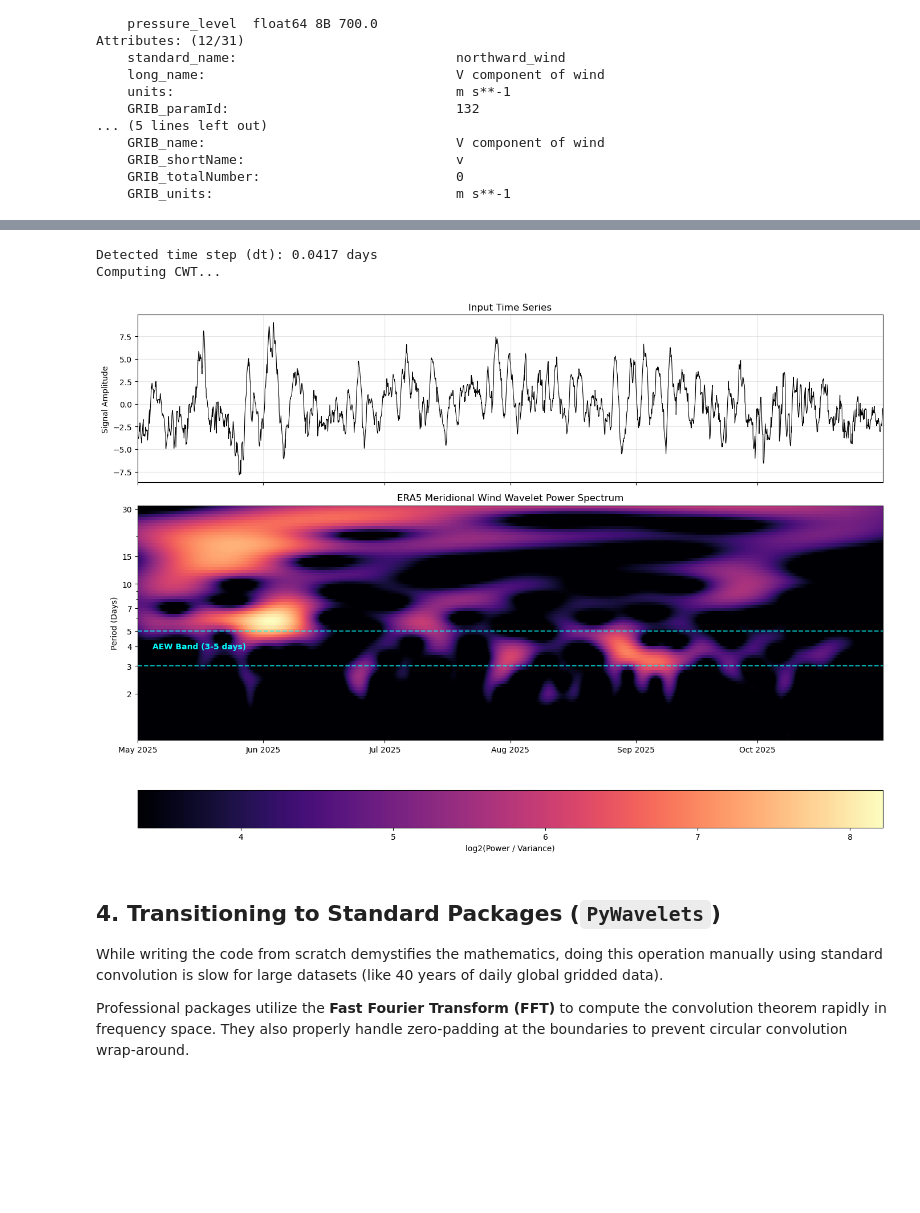
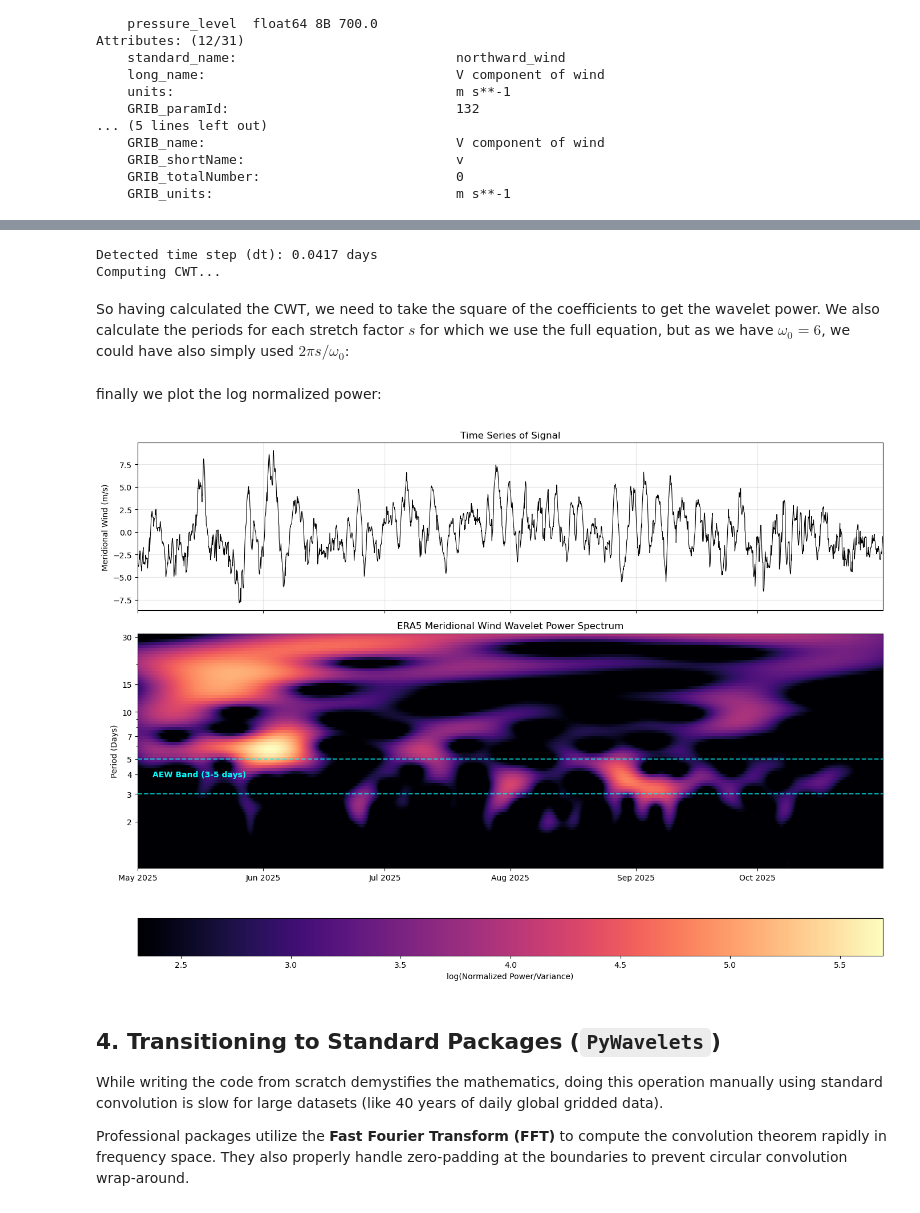
Before and after one commit to adriantompkins/climate-book, a Jupyter notebook: notebooks/part2_cda/climdata_wavelet_analysis.ipynb, the cells around one changed output, grey strips where cells are left out. Cells and saved outputs as stored; diff of their text form; code cells hidden in the pictures; blank space fills up the shorter version.

```diff
--- a/notebooks/part2_cda/climdata_wavelet_analysis.ipynb
+++ b/notebooks/part2_cda/climdata_wavelet_analysis.ipynb
@@ -593,7 +601,7 @@ import matplotlib.pyplot as plt
 import numpy as np
 
 def plot_wavelet_spectrum(time, periods, power, title="Wavelet Power Spectrum",
-                          v_signal=None, ylabel="Period (Days)"):
+                          v_signal=None, ylabel="Period (Days)",tstitle="Signal Amplitude"):
     """
     Plots a professional scalogram for atmospheric signals.
     Returns: (fig, ax_signal, ax_wavelet)
@@ -601,11 +609,11 @@ def plot_wavelet_spectrum(time, periods, power, title="Wavelet Power Spectrum",
     fig, (ax1, ax2) = plt.subplots(2, 1, figsize=(14, 10), sharex=True,
                                    gridspec_kw={'height_ratios': [1, 2]})
 
-    # 1. Top Panel: Time Series
+    # Top Panel: Time Series
     if v_signal is not None:
         ax1.plot(time, v_signal, color='black', lw=0.8)
-        ax1.set_ylabel('Signal Amplitude')
-        ax1.set_title('Input Time Series')
+        ax1.set_ylabel(tstitle)
+        ax1.set_title('Time Series of Signal')
     ax1.grid(alpha=0.3)
 
     # Safely calculate variance normalization and log if v_signal is provided
@@ -615,7 +623,7 @@ def plot_wavelet_spectrum(time, periods, power, title="Wavelet Power Spectrum",
     else:
         norm_power = power
 
-    log_power = np.log2(norm_power + 1e-5)
+    log_power = np.log(norm_power + 1e-8)
 
     # Dynamically find the real ceiling of your data
     actual_max = np.nanmax(log_power)
@@ -624,7 +632,7 @@ def plot_wavelet_spectrum(time, periods, power, title="Wavelet Power Spectrum",
     # (Adjust this number up if it's still too noisy, down if it's too dark)
     actual_min = np.nanpercentile(log_power, 50)
 
-    # 2. Bottom Panel: The Scalogram
+    # Bottom Panel: The Scalogram
     pcm = ax2.pcolormesh(time, periods, log_power,
                          shading='auto',
                          vmin=actual_min,  # dynamically set!
@@ -647,6 +655,6 @@ def plot_wavelet_spectrum(time, periods, power, title="Wavelet Power Spectrum",
     ax2.xaxis.set_major_formatter(mdates.DateFormatter('%b %Y'))
 
     # Colorbar
-    fig.colorbar(pcm, ax=ax2, orientation='horizontal', pad=0.15, label='log2(Power / Variance)')
+    fig.colorbar(pcm, ax=ax2, orientation='horizontal', pad=0.15, label='log(Normalized Power/Variance)')
 
     return fig, ax1, ax2
@@ -652,0 +665,23 @@ def plot_wavelet_spectrum(time, periods, power, title="Wavelet Power Spectrum",
+# %%
+# Grab the 1D arrays for the CWT (using your specific 'valid_time' dimension)
+time_era5 = da_vwind['valid_time'].values
+v_wind_data = da_vwind.values
+
+# calculate dt
+# Subtracting two datetime64 objects gives a timedelta64.
+# Dividing by timedelta64(1, 'D') converts that exact duration into a fraction of a day.
+dt_days = float((time_era5[1] - time_era5[0]) / np.timedelta64(1, 'D'))
+print(f"Detected time step (dt): {dt_days:.4f} days")
+
+# wavelet analysis
+print("Computing CWT...")
+# scales_era5 = np.arange(1, 30, 0.5)  # was linear scales
+# this gives approx log spaced scales
+scales_era5 = np.geomspace(1, 30, num=80)
+w0 = 6.0  # Default Morlet parameter
+cwt_era5 = cwt_scratch(v_wind_data, dt=dt_days, scales=scales_era5, w0=w0)
+# %% [output]
+Detected time step (dt): 0.0417 days
+Computing CWT...
+# %% [markdown]
+So having calculated the CWT, we need to take the square of the coefficients to get the wavelet power.   We also calculate the periods for each stretch factor $s$ for which we use the full equation, but as we have $\omega_0=6$, we could have also simply used $2 \pi s/\omega_0$:
@@ -653,55 +694,29 @@ def plot_wavelet_spectrum(time, periods, power, title="Wavelet Power Spectrum",
+# %% [markdown]
+finally we plot the log normalized power:
 # %%
-# Grab the 1D arrays for the CWT (using your specific 'valid_time' dimension)
-time_era5 = da_vwind['valid_time'].values
-v_wind_data = da_vwind.values
-
-# --- DYNAMIC 'dt' CALCULATION ---
-# Subtracting two datetime64 objects gives a timedelta64.
-# Dividing by timedelta64(1, 'D') converts that exact duration into a fraction of a day.
-dt_days = float((time_era5[1] - time_era5[0]) / np.timedelta64(1, 'D'))
-print(f"Detected time step (dt): {dt_days:.4f} days")
-
-# --- PERFORM WAVELET ANALYSIS ---
-print("Computing CWT...")
-#scales_era5 = np.arange(1, 30, 0.5)
-scales_era5 = np.geomspace(1, 30, num=80)
-
-w0 = 6.0  # Default Morlet parameter
-
-# Compute CWT using the dynamic dt
-cwt_era5 = cwt_scratch(v_wind_data, dt=dt_days, scales=scales_era5, w0=w0)
-power_era5 = np.abs(cwt_era5)**2
-
-# --- CONVERT SCALES TO FOURIER PERIODS ---
-# Your plotting function expects 'periods', not raw scales
-fourier_factor = (4 * np.pi) / (w0 + np.sqrt(2 + w0**2))
-periods_era5 = scales_era5 * fourier_factor
-
-# --- 4. PLOT ---
-# Call your new professional plotting function!
+# make the plot
 fig, ax_sig, ax_wav = plot_wavelet_spectrum(
     time=time_era5,
     periods=periods_era5,
     power=power_era5,
     title="ERA5 Meridional Wind Wavelet Power Spectrum",
     v_signal=v_wind_data,
+    tstitle="Meridional Wind (m/s)",
     ylabel="Period (Days)"
 )
 
 # You can still add your AEW band highlights to the returned ax_wav object!
 ax_wav.axhline(y=3, color='cyan', linestyle='--', alpha=0.7, lw=1.5)
 ax_wav.axhline(y=5, color='cyan', linestyle='--', alpha=0.7, lw=1.5)
 
 # Place text dynamically based on the time array
 ax_wav.text(time_era5[int(len(time_era5)*0.02)], 4, 'AEW Band (3-5 days)',
             color='cyan', fontweight='bold', verticalalignment='center')
 
 plt.tight_layout()
 plt.show()
 # %% [output]
-Detected time step (dt): 0.0417 days
-Computing CWT...
-[figure, old version]
+[figure, new version]
 # %% [markdown]
 ## 4. Transitioning to Standard Packages (`PyWavelets`)
 
```
Also changed, not shown: parts of 6 cells of this notebook.
